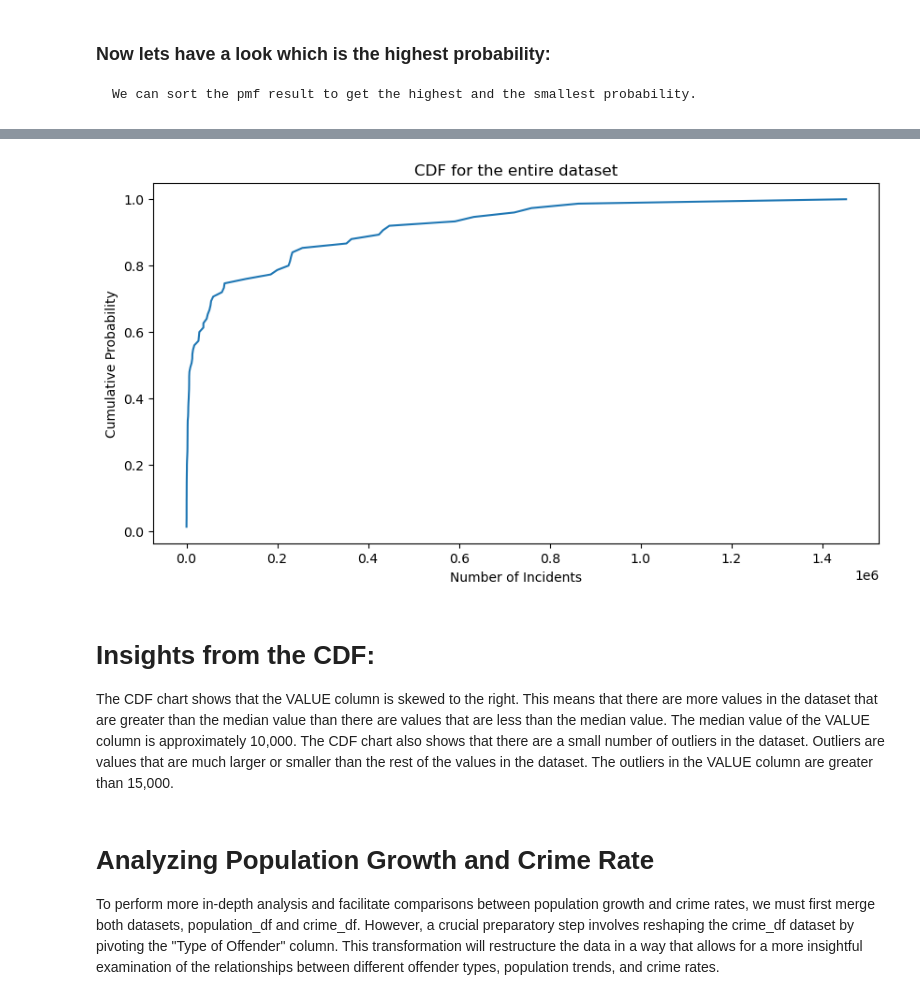
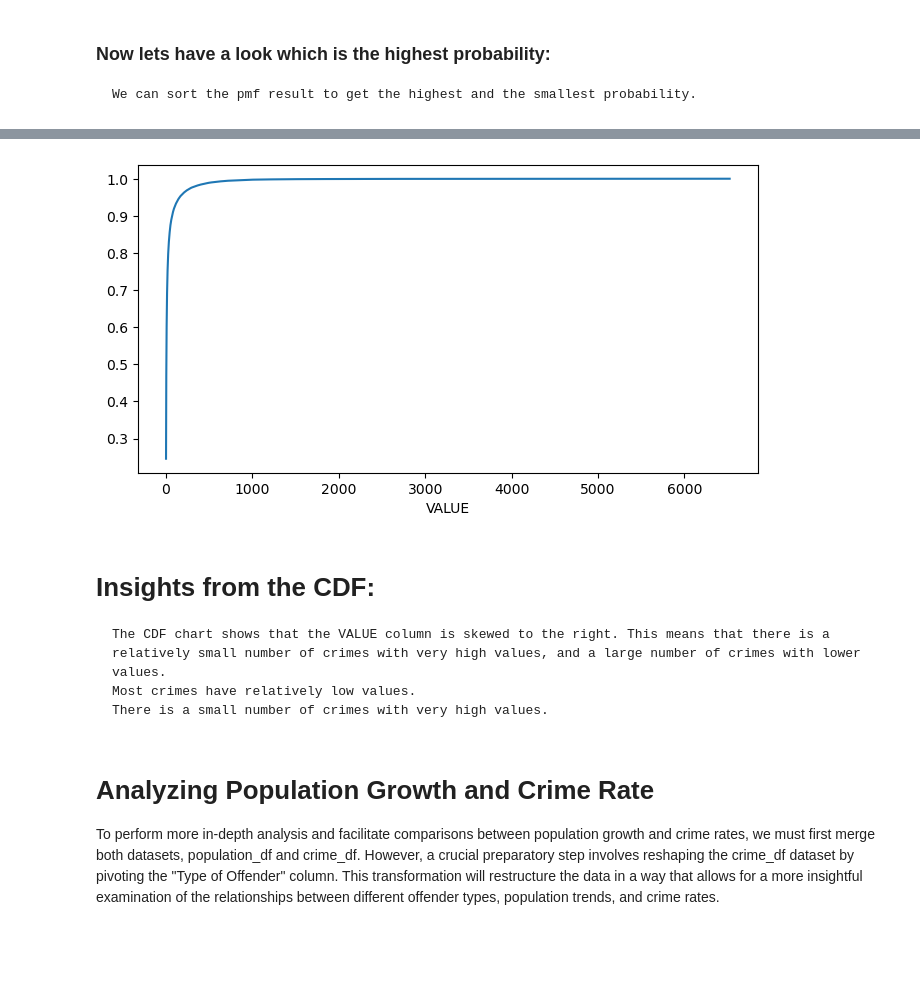
Before and after one commit to jmdtanalyst/MSC_DA_CA1, a Jupyter notebook: MSC_DA_CA1_Jose_Mario.ipynb, the cells around one changed output, grey strips where cells are left out. Drawn from its saved outputs; the diff is of its cells as text; code cells hidden in the pictures; blank space fills up the shorter version.

```diff
--- a/MSC_DA_CA1_Jose_Mario.ipynb
+++ b/MSC_DA_CA1_Jose_Mario.ipynb
@@ -14,11 +20,10 @@ import seaborn as sns
 import warnings
 warnings.filterwarnings('ignore') # We can suppress the warnings
 # %%
-
 #Datasets:
 pea07="./Datasets/PEA07-Estimated_Pupulation-1996-2017.csv"
 pea04 ="./Datasets/PEA04-Estimated_Pupulation-2011-2023.csv"
-cjq01 ="./Datasets/CJQ01-recorded_crime_2002-2023.csv"
+cjq01 ="./Datasets/CJQ01-recorded_crime_2002-2022.csv"
 
 # the fist dataset will be pop01_df
 pop01_df=pd.read_csv(pea07)
@@ -772,23 +736,16 @@ Note: The number "2.08e-07" is in scientific notation and 2.08e-07 = 0.000000208
 # %%
-
-# Calculate CDF for the entire dataset
-
-
-cdf = crime_group['VALUE'].value_counts(normalize=True).sort_index().cumsum()
-
-# Plot the CDF
-fig,ax=plt.subplots(figsize=(10,5))
-plt.plot(cdf.index, cdf)
-plt.xlabel('Number of Incidents')
-plt.ylabel('Cumulative Probability')
-plt.title('CDF for the entire dataset')
-plt.show()
+# Calculate CDF
+fig,ax=plt.subplots(figsize=(8,4))
+cdf=Cdf.from_seq(crime_df['VALUE'])
+cdf.plot();
 # %% [output]
-[figure, old version]
+[figure, new version]
 # %% [markdown]
 # Insights from the CDF:
-The CDF chart shows that the VALUE column is skewed to the right. This means that there are more values in the dataset that are greater than the median value than there are values that are less than the median value. The median value of the VALUE column is approximately 10,000.
-The CDF chart also shows that there are a small number of outliers in the dataset. Outliers are values that are much larger or smaller than the rest of the values in the dataset. The outliers in the VALUE column are greater than 15,000.
+
+    The CDF chart shows that the VALUE column is skewed to the right. This means that there is a relatively small number of crimes with very high values, and a large number of crimes with lower values.
+    Most crimes have relatively low values.
+    There is a small number of crimes with very high values.
 # %% [markdown]
 # Analyzing Population Growth and Crime Rate
 
```
Also changed, not shown: parts of 157 cells of this notebook, 7 other files.
